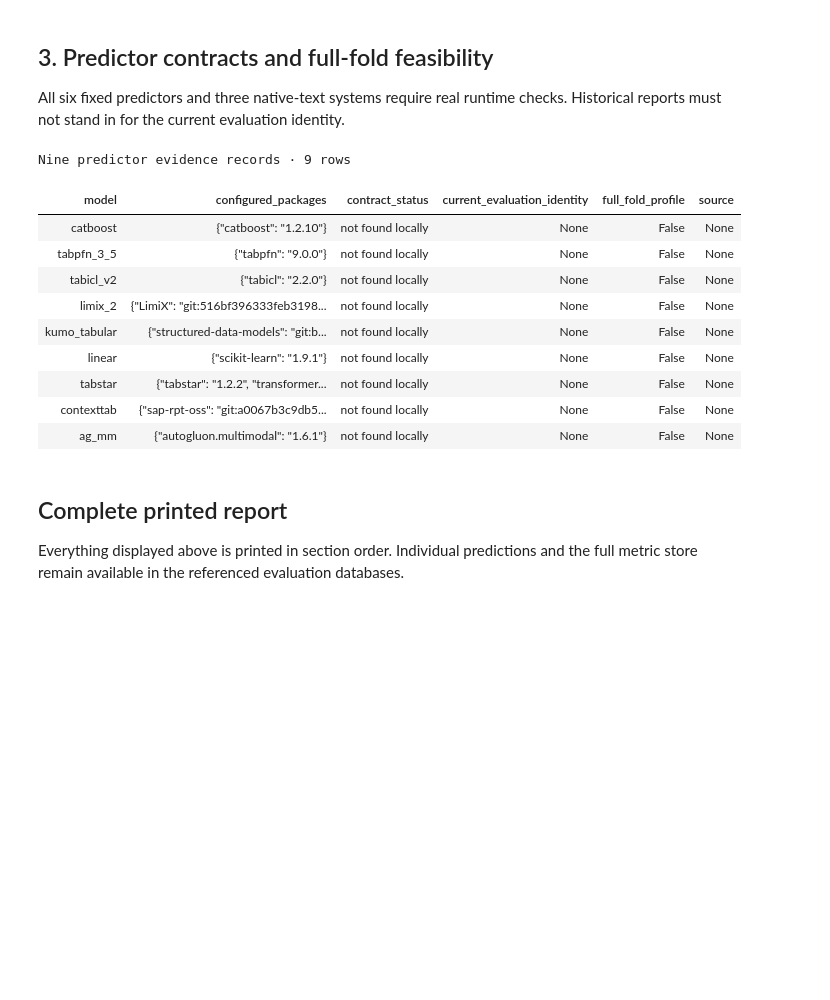
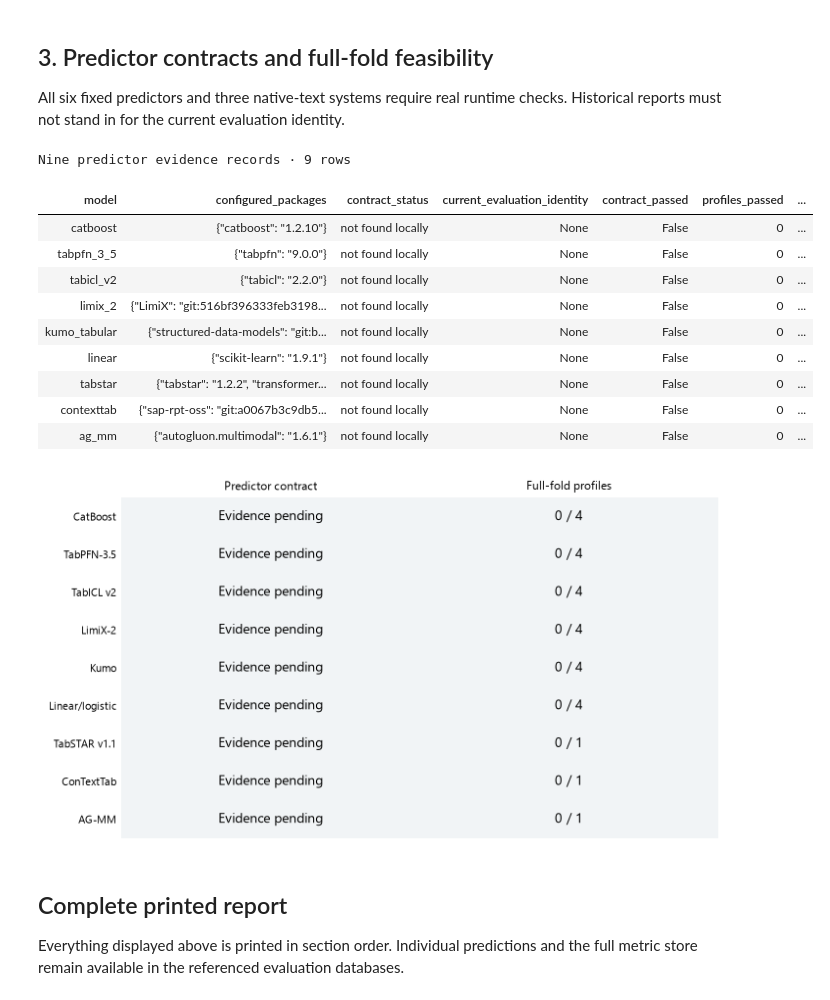
Before and after one commit to andreasgoethals/JEVPFN, a Jupyter notebook: notebooks/3. experiment_0/02_after_feature_creation.ipynb, the cells around one changed output. Drawn from its saved outputs; the diff is of its cells as text; code cells hidden in the pictures; blank space fills up the shorter version.

Commit message:
Qualify post-extraction inputs and predictor folds before benchmarks

```diff
--- a/notebooks/3. experiment_0/02_after_feature_creation.ipynb
+++ b/notebooks/3. experiment_0/02_after_feature_creation.ipynb
@@ -84,20 +85,26 @@ All six fixed predictors and three native-text systems require real runtime chec
 # %%
 report_section('3. Predictor contracts and full-fold feasibility')
 predictors = predictor_evidence()
 display_table("Nine predictor evidence records", predictors, preview_rows=9)
-record("Required: binary, multiclass including 30 classes, regression, categorical/missing input, all PCA scopes/widths, native text, restart, prediction storage and actual full-training-fold feasibility. CPU-prepared PCA must be fitted separately for each outer/inner training partition.", "0B requirements")
+from src.visualize.study import qualification_figure
+fig = qualification_figure(predictors)
+save(fig, "predictor_qualification", caption="Experiment 0B evidence for each predictor. The left column reports a current synthetic task-contract fit on VSC. The right column gives passing versus required first-outer-fold profiles on real data using the same runtime. Shading marks complete local evidence.")
+display_local(fig)
+plt.close(fig)
+record("Required: binary, multiclass including 30 classes, regression, categorical/missing input, all PCA scopes/widths, native text, restart, prediction storage and actual full-training-fold feasibility. The benchmark gate checks complete decision and embedding artifacts, prepared PCA for every outer and binary inner training partition, prediction row IDs, and the sealed runtime.", "0B requirements")
 # %% [output]
 Nine predictor evidence records · 9 rows
-| model | configured_packages | contract_status | current_evaluation_identity | full_fold_profile | source |
-| catboost | {"catboost": "1.2.10"} | not found locally | None | False | None |
-| tabpfn_3_5 | {"tabpfn": "9.0.0"} | not found locally | None | False | None |
-| tabicl_v2 | {"tabicl": "2.2.0"} | not found locally | None | False | None |
-| limix_2 | {"LimiX": "git:516bf396333feb3198... | not found locally | None | False | None |
-| kumo_tabular | {"structured-data-models": "git:b... | not found locally | None | False | None |
-| linear | {"scikit-learn": "1.9.1"} | not found locally | None | False | None |
-| tabstar | {"tabstar": "1.2.2", "transformer... | not found locally | None | False | None |
-| contexttab | {"sap-rpt-oss": "git:a0067b3c9db5... | not found locally | None | False | None |
-| ag_mm | {"autogluon.multimodal": "1.6.1"} | not found locally | None | False | None |
+| model | configured_packages | contract_status | current_evaluation_identity | contract_passed | profiles_passed | ... |
+| catboost | {"catboost": "1.2.10"} | not found locally | None | False | 0 | ... |
+| tabpfn_3_5 | {"tabpfn": "9.0.0"} | not found locally | None | False | 0 | ... |
+| tabicl_v2 | {"tabicl": "2.2.0"} | not found locally | None | False | 0 | ... |
+| limix_2 | {"LimiX": "git:516bf396333feb3198... | not found locally | None | False | 0 | ... |
+| kumo_tabular | {"structured-data-models": "git:b... | not found locally | None | False | 0 | ... |
+| linear | {"scikit-learn": "1.9.1"} | not found locally | None | False | 0 | ... |
+| tabstar | {"tabstar": "1.2.2", "transformer... | not found locally | None | False | 0 | ... |
+| contexttab | {"sap-rpt-oss": "git:a0067b3c9db5... | not found locally | None | False | 0 | ... |
+| ag_mm | {"autogluon.multimodal": "1.6.1"} | not found locally | None | False | 0 | ... |
+[figure, added]
 # %% [markdown]
 ## Complete printed report
 
```
Also changed, not shown: parts of 3 cells of this notebook, 40 other files.
